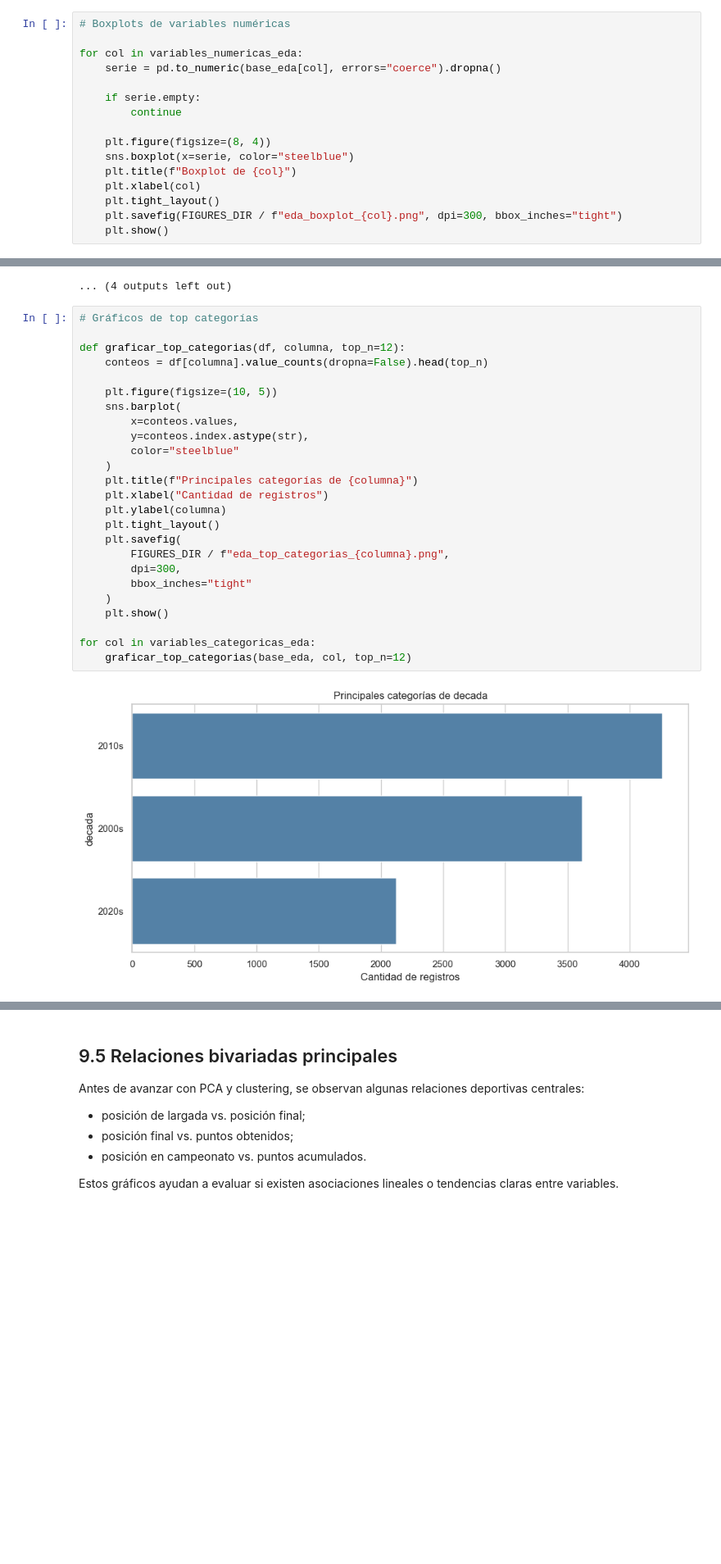
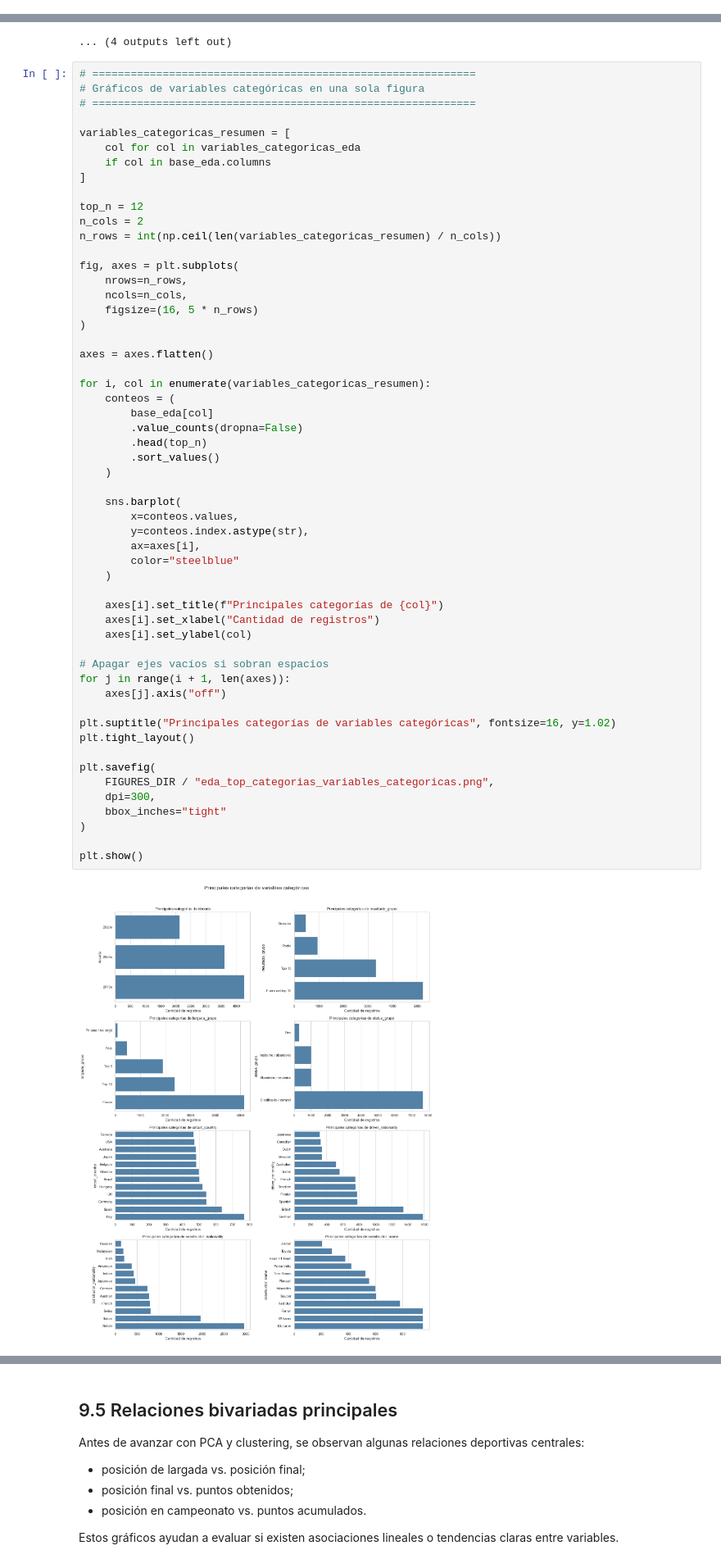
Before and after one commit to castillojuanignacio/Analisis-multivariado, a Jupyter notebook: notebooks/eda/EDA_corregido.ipynb, the cells around one changed output, grey strips where cells are left out. Shown at 82% size. Cells and saved outputs as stored; diff of their text form; blank space fills up the shorter version.

```diff
--- a/notebooks/eda/EDA_corregido.ipynb
+++ b/notebooks/eda/EDA_corregido.ipynb
@@ -1434,16 +1457,0 @@ for col in variables_numericas_eda:
-# %%
-# Boxplots de variables numéricas
-
-for col in variables_numericas_eda:
-    serie = pd.to_numeric(base_eda[col], errors="coerce").dropna()
-
-    if serie.empty:
-        continue
-
-    plt.figure(figsize=(8, 4))
-    sns.boxplot(x=serie, color="steelblue")
-    plt.title(f"Boxplot de {col}")
-    plt.xlabel(col)
-    plt.tight_layout()
-    plt.savefig(FIGURES_DIR / f"eda_boxplot_{col}.png", dpi=300, bbox_inches="tight")
-    plt.show()
@@ -1573,29 +1567,59 @@ driver_nationality
 | 14 | Monegasque | 149 | 1.49 |
 ... (4 outputs left out)
 # %%
-# Gráficos de top categorías
+# ============================================================
+# Gráficos de variables categóricas en una sola figura
+# ============================================================
 
-def graficar_top_categorias(df, columna, top_n=12):
-    conteos = df[columna].value_counts(dropna=False).head(top_n)
+variables_categoricas_resumen = [
+    col for col in variables_categoricas_eda
+    if col in base_eda.columns
+]
 
-    plt.figure(figsize=(10, 5))
+top_n = 12
+n_cols = 2
+n_rows = int(np.ceil(len(variables_categoricas_resumen) / n_cols))
+
+fig, axes = plt.subplots(
+    nrows=n_rows,
+    ncols=n_cols,
+    figsize=(16, 5 * n_rows)
+)
+
+axes = axes.flatten()
+
+for i, col in enumerate(variables_categoricas_resumen):
+    conteos = (
+        base_eda[col]
+        .value_counts(dropna=False)
+        .head(top_n)
+        .sort_values()
+    )
+
     sns.barplot(
         x=conteos.values,
         y=conteos.index.astype(str),
+        ax=axes[i],
         color="steelblue"
     )
-    plt.title(f"Principales categorías de {columna}")
-    plt.xlabel("Cantidad de registros")
-    plt.ylabel(columna)
-    plt.tight_layout()
-    plt.savefig(
-        FIGURES_DIR / f"eda_top_categorias_{columna}.png",
-        dpi=300,
-        bbox_inches="tight"
-    )
-    plt.show()
 
-for col in variables_categoricas_eda:
-    graficar_top_categorias(base_eda, col, top_n=12)
+    axes[i].set_title(f"Principales categorías de {col}")
+    axes[i].set_xlabel("Cantidad de registros")
+    axes[i].set_ylabel(col)
+
+# Apagar ejes vacíos si sobran espacios
+for j in range(i + 1, len(axes)):
+    axes[j].axis("off")
+
+plt.suptitle("Principales categorías de variables categóricas", fontsize=16, y=1.02)
+plt.tight_layout()
+
+plt.savefig(
+    FIGURES_DIR / "eda_top_categorias_variables_categoricas.png",
+    dpi=300,
+    bbox_inches="tight"
+)
+
+plt.show()
 # %% [output]
-[figure, old version]
+[figure, new version]
```
Also changed, not shown: parts of 7 cells of this notebook.
